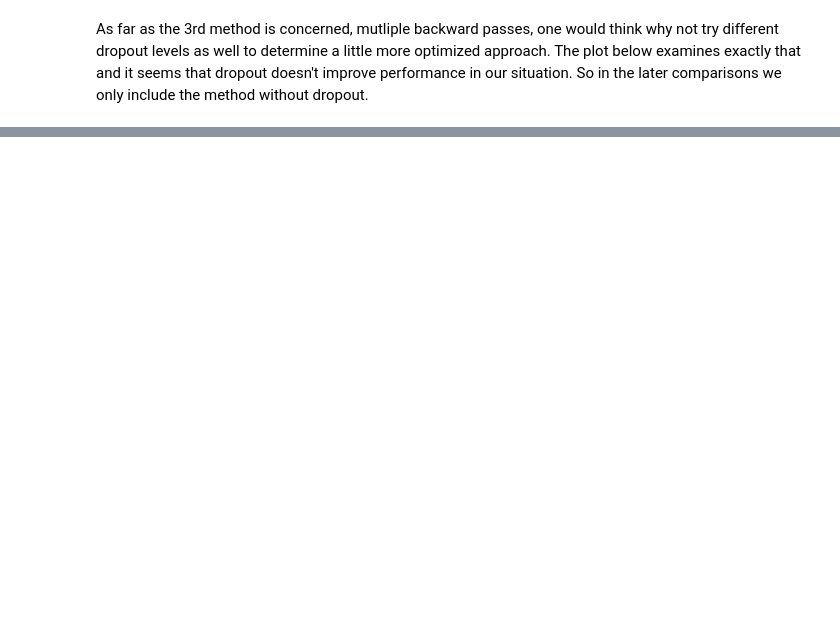
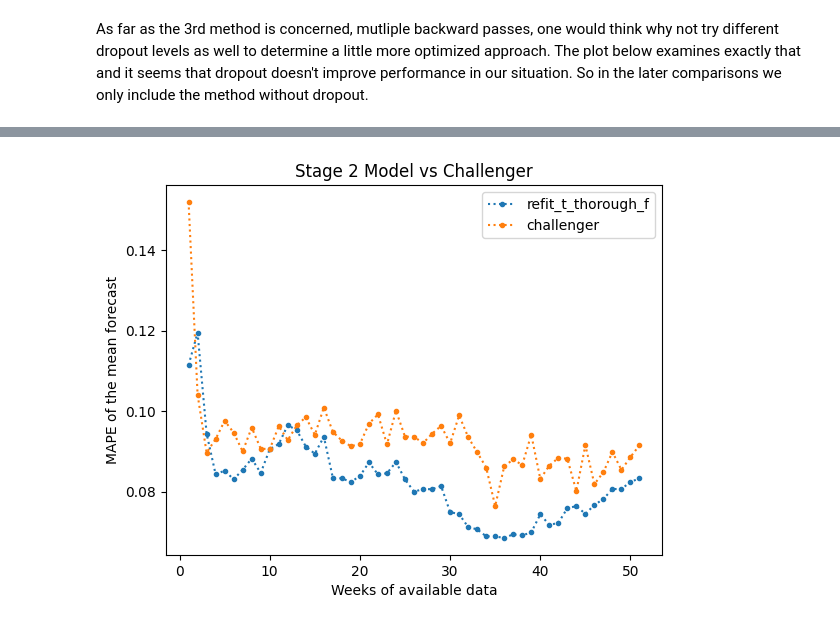
Before and after one commit to alexliap/moirai_explore, a Jupyter notebook: stage_2_finetune_method_comparison.ipynb, the cells around one changed output, grey strips where cells are left out. Drawn from its saved outputs; the diff is of its cells as text; code cells hidden in the pictures; blank space fills up the shorter version.

```diff
--- a/stage_2_finetune_method_comparison.ipynb
+++ b/stage_2_finetune_method_comparison.ipynb
@@ -96,6 +108,7 @@ backtesting_with_refit = pd.DataFrame.from_dict(backtesting_with_refit)
 refit_1_pass = pd.DataFrame.from_dict(refit_1_pass)
 refit_multiple_passes = pd.DataFrame.from_dict(refit_multiple_passes)
 refit_multiple_passes_v2 = pd.DataFrame.from_dict(refit_multiple_passes_v2)
+challenger = pd.DataFrame.from_dict(challenger)
 pretrained = pd.DataFrame.from_dict(pretrained)
 # %% [markdown]
 As far as the 3rd method is concerned, mutliple backward passes, one would think why not try different dropout levels as well to determine a little more optimized approach. The plot below examines exactly that and it seems that dropout doesn't improve performance in our situation. So in the later comparisons we only include the method without dropout.
@@ -174,0 +188,13 @@ plt.savefig("experiment_results/stage_2_finetune_method_comp/stage_2_finetune_me
+# %%
+# MAPE of the average forecast
+plt.title("Stage 2 Model vs Challenger")
+plt.ylabel("MAPE of the mean forecast")
+plt.xlabel("Weeks of available data")
+plt.errorbar(x=range(1, 52), y=[np.mean(ts) for ts in backtesting_with_refit['mean'].tolist()],
+             ecolor='red', barsabove=True, linestyle='dotted', marker=".", errorevery=2, label="refit_t_thorough_f")
+plt.errorbar(x=range(1, 52), y=[np.mean(ts) for ts in challenger['mean'].tolist()],
+             ecolor='red', barsabove=True, linestyle='dotted', marker=".", errorevery=2, label="challenger")
+plt.legend();
+plt.savefig("experiment_results/stage_2_finetune_method_comp/stage_2_finetuning_vs_challnger.jpeg");
+# %% [output]
+[figure, added]
```
Also changed, not shown: parts of 8 cells of this notebook, 10 other files.
